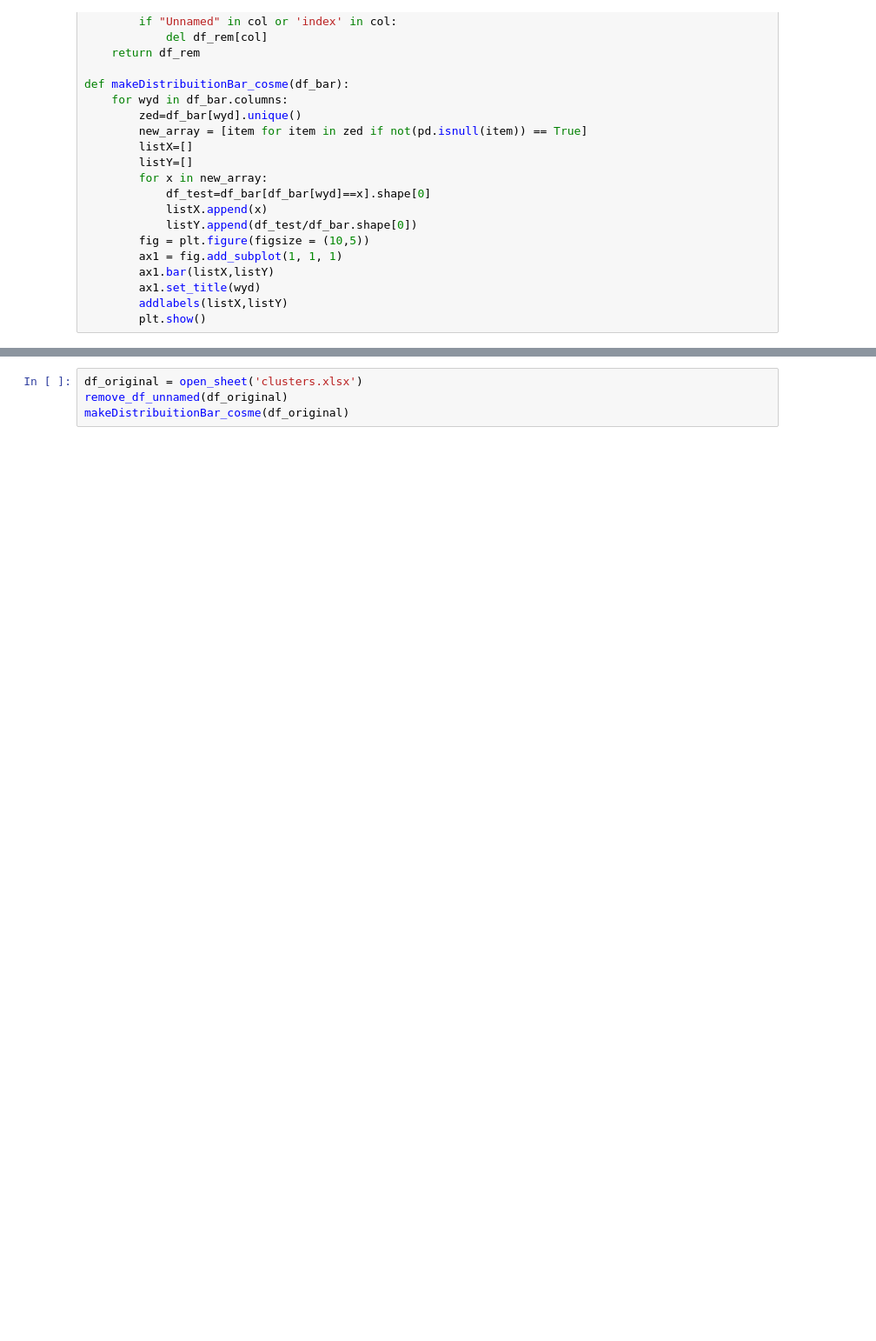
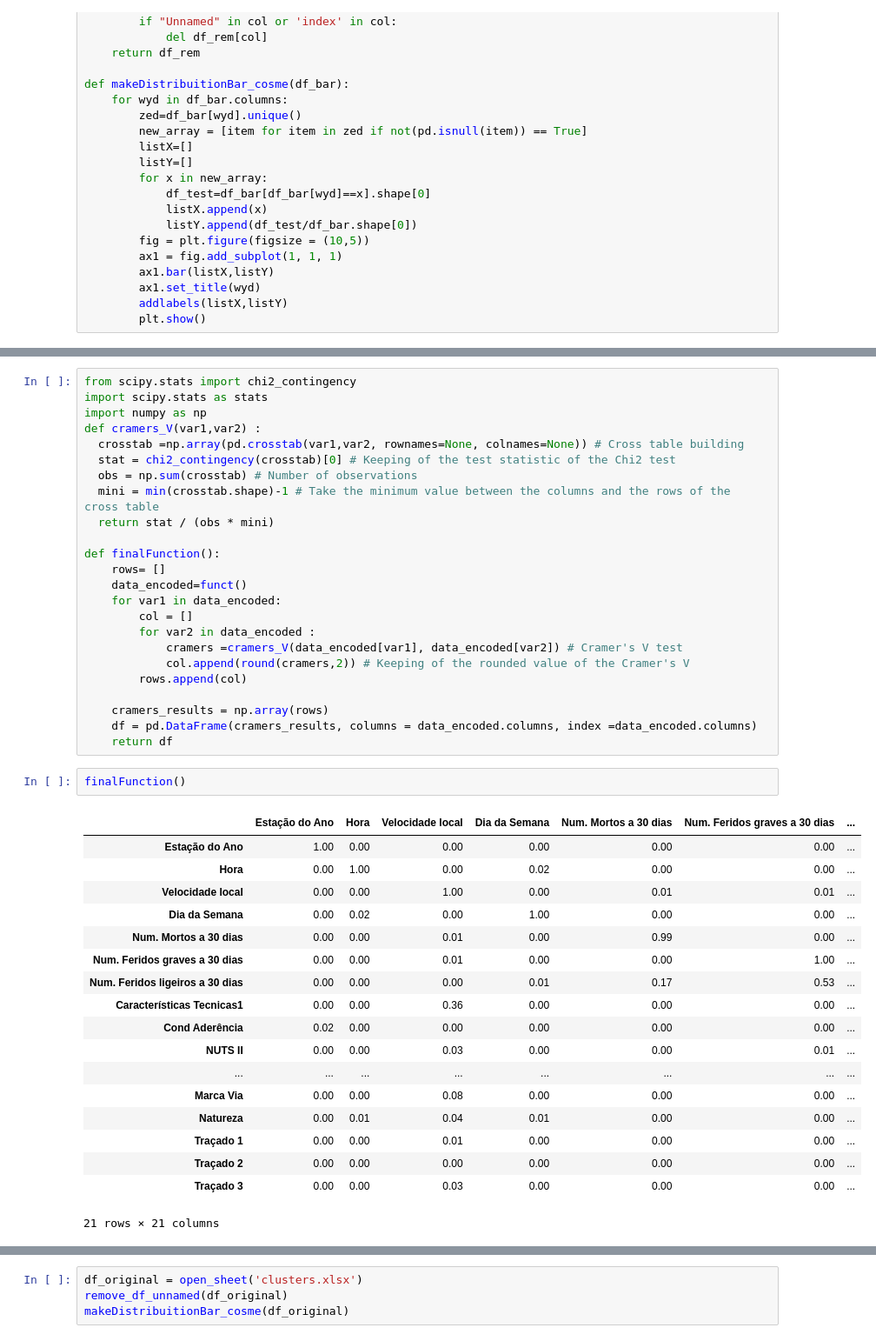
Before and after one commit to dfmce-iscte/ProjetoIAA, a Jupyter notebook: projeto_pedro.ipynb, the cells around one changed output, grey strips where cells are left out. Shown at 87% size. Cells and saved outputs as stored; diff of their text form; blank space fills up the shorter version.

```diff
--- a/projeto_pedro.ipynb
+++ b/projeto_pedro.ipynb
@@ -248,0 +269,45 @@ def makeDistribuitionBar_cosme(df_bar):
+# %%
+from scipy.stats import chi2_contingency
+import scipy.stats as stats
+import numpy as np
+def cramers_V(var1,var2) :
+  crosstab =np.array(pd.crosstab(var1,var2, rownames=None, colnames=None)) # Cross table building
+  stat = chi2_contingency(crosstab)[0] # Keeping of the test statistic of the Chi2 test
+  obs = np.sum(crosstab) # Number of observations
+  mini = min(crosstab.shape)-1 # Take the minimum value between the columns and the rows of the cross table
+  return stat / (obs * mini)
+
+def finalFunction():
+    rows= []
+    data_encoded=funct()
+    for var1 in data_encoded:
+        col = []
+        for var2 in data_encoded :
+            cramers =cramers_V(data_encoded[var1], data_encoded[var2]) # Cramer's V test
+            col.append(round(cramers,2)) # Keeping of the rounded value of the Cramer's V
+        rows.append(col)
+
+    cramers_results = np.array(rows)
+    df = pd.DataFrame(cramers_results, columns = data_encoded.columns, index =data_encoded.columns)
+    return df
+# %%
+finalFunction()
+# %% [output]
+|  | Estação do Ano | Hora | Velocidade local | Dia da Semana | Num. Mortos a 30 dias | Num. Feridos graves a 30 dias | ... |
+| Estação do Ano | 1.00 | 0.00 | 0.00 | 0.00 | 0.00 | 0.00 | ... |
+| Hora | 0.00 | 1.00 | 0.00 | 0.02 | 0.00 | 0.00 | ... |
+| Velocidade local | 0.00 | 0.00 | 1.00 | 0.00 | 0.01 | 0.01 | ... |
+| Dia da Semana | 0.00 | 0.02 | 0.00 | 1.00 | 0.00 | 0.00 | ... |
+| Num. Mortos a 30 dias | 0.00 | 0.00 | 0.01 | 0.00 | 0.99 | 0.00 | ... |
+| Num. Feridos graves a 30 dias | 0.00 | 0.00 | 0.01 | 0.00 | 0.00 | 1.00 | ... |
+| Num. Feridos ligeiros a 30 dias | 0.00 | 0.00 | 0.00 | 0.01 | 0.17 | 0.53 | ... |
+| Características Tecnicas1 | 0.00 | 0.00 | 0.36 | 0.00 | 0.00 | 0.00 | ... |
+| Cond Aderência | 0.02 | 0.00 | 0.00 | 0.00 | 0.00 | 0.00 | ... |
+| NUTS II | 0.00 | 0.00 | 0.03 | 0.00 | 0.00 | 0.01 | ... |
+| ... | ... | ... | ... | ... | ... | ... | ... |
+| Marca Via | 0.00 | 0.00 | 0.08 | 0.00 | 0.00 | 0.00 | ... |
+| Natureza | 0.00 | 0.01 | 0.04 | 0.01 | 0.00 | 0.00 | ... |
+| Traçado 1 | 0.00 | 0.00 | 0.01 | 0.00 | 0.00 | 0.00 | ... |
+| Traçado 2 | 0.00 | 0.00 | 0.00 | 0.00 | 0.00 | 0.00 | ... |
+| Traçado 3 | 0.00 | 0.00 | 0.03 | 0.00 | 0.00 | 0.00 | ... |
+21 rows × 21 columns
```
Also changed, not shown: parts of 5 cells of this notebook.
